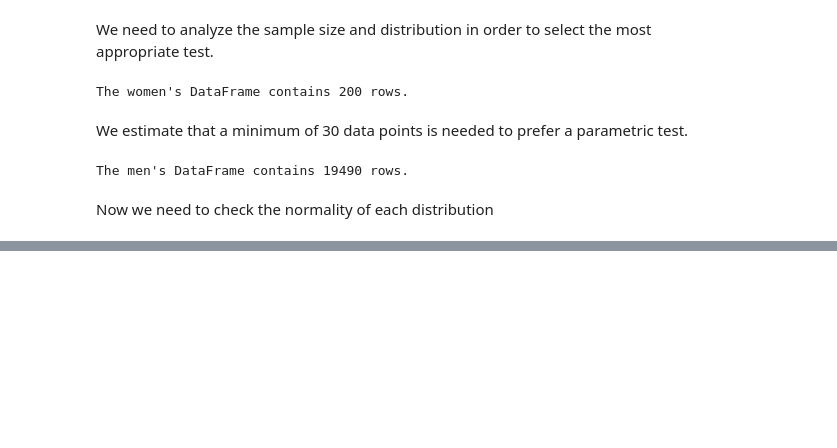
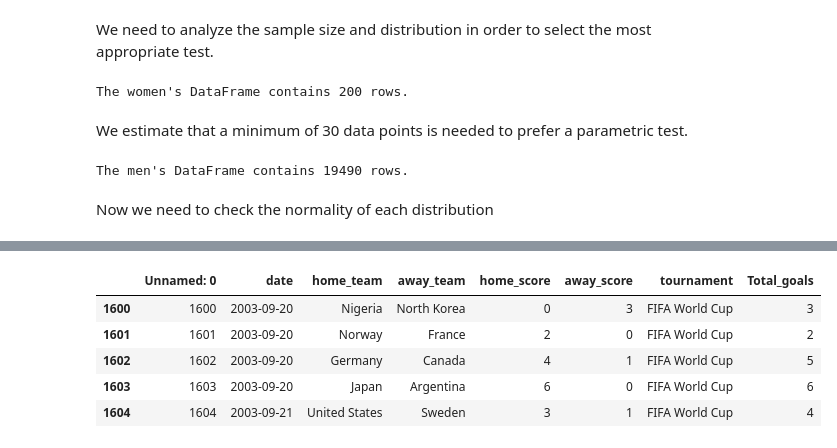
Before and after one commit to Mnr04/Data_Bootcamps_Projects, a Jupyter notebook: Hypothesis_Testing_Soccer_Matches.ipynb, the cells around one changed output, grey strips where cells are left out. Saved outputs shown, nothing was run; the diff lists cells and outputs as text; code cells hidden in the pictures; blank space fills up the shorter version.

```diff
--- a/Hypothesis_Testing_Soccer_Matches.ipynb
+++ b/Hypothesis_Testing_Soccer_Matches.ipynb
@@ -179,0 +195,9 @@ Now we need to check the normality of each distribution
+# %%
+womens_worldCup.head()
+# %% [output]
+|  | Unnamed: 0 | date | home_team | away_team | home_score | away_score | tournament | Total_goals |
+| 1600 | 1600 | 2003-09-20 | Nigeria | North Korea | 0 | 3 | FIFA World Cup | 3 |
+| 1601 | 1601 | 2003-09-20 | Norway | France | 2 | 0 | FIFA World Cup | 2 |
+| 1602 | 1602 | 2003-09-20 | Germany | Canada | 4 | 1 | FIFA World Cup | 5 |
+| 1603 | 1603 | 2003-09-20 | Japan | Argentina | 6 | 0 | FIFA World Cup | 6 |
+| 1604 | 1604 | 2003-09-21 | United States | Sweden | 3 | 1 | FIFA World Cup | 4 |
```
Also changed, not shown: parts of 7 cells of this notebook.
